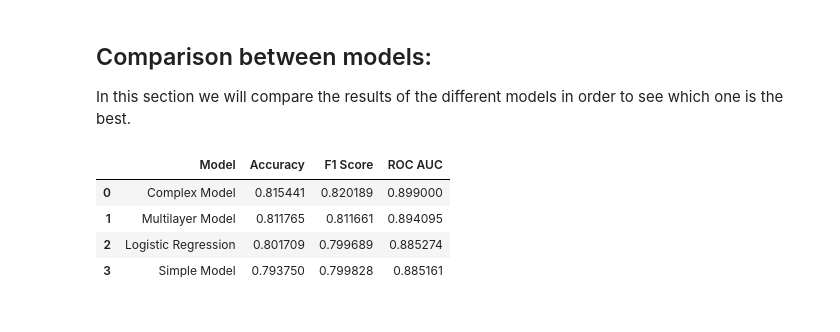
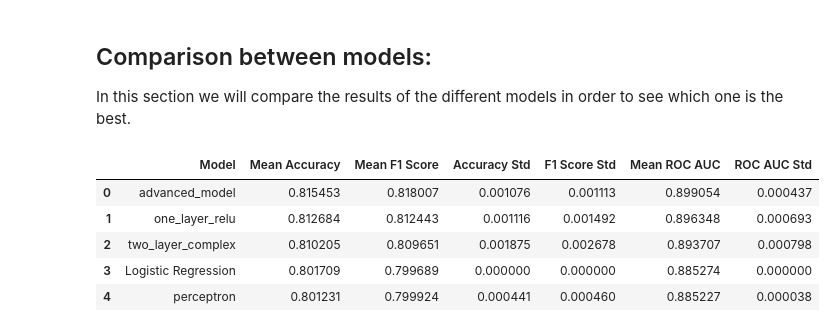
Before and after one commit to rogerbaiges/MLP-Model-Improvement-Project, a Jupyter notebook: src/MLP-improvement.ipynb, the cells around one changed output. Drawn from its saved outputs; the diff is of its cells as text; code cells hidden in the pictures.

```diff
--- a/src/MLP-improvement.ipynb
+++ b/src/MLP-improvement.ipynb
@@ -1251,14 +1265,10 @@ def create_single_layer_model():
     return model
 
 # Train and visualize the model
-model_one_layer, history_one_layer = train_and_evaluate_nn(create_single_layer_model, X_train_transformed, y_train, X_test_transformed, y_test, epochs=250, batch_size=128, use_early_stopping=True, number_iterations=5, title='one_layer_sigmoid')
+model_one_layer, history_one_layer, average_perceptron_results = train_and_evaluate_nn(create_single_layer_model, X_train_transformed, y_train, X_test_transformed, y_test, epochs=250, batch_size=128, use_early_stopping=True, number_iterations=5, title='perceptron')
 
-model_results.append({
-    'Model': 'Simple Model',
-    'Accuracy': np.max(history_one_layer.history['val_accuracy']),
-    'F1 Score': f1_score(y_test, (model_one_layer.predict(X_test_transformed) > 0.5).astype(int)),
-    'ROC AUC': roc_auc_score(y_test, model_one_layer.predict(X_test_transformed))
-})
+# Save the results
+model_results.append(average_perceptron_results)
 # %% [output]
 Iteration: 1/5
 Epoch 1/250
@@ -1300,13 +1308,10 @@ def create_one_layer_model():
     return model
 
 # Train and visualize the model
-model_one_layer, history_one_layer = train_and_evaluate_nn(create_one_layer_model, X_train_transformed, y_train, X_test_transformed, y_test, epochs=250, batch_size=128, use_early_stopping=True, number_iterations=5, title='one_layer_relu')
-model_results.append({
-    'Model': 'One Layer Model',
-    'Accuracy': np.max(history_one_layer.history['val_accuracy']),
-    'F1 Score': f1_score(y_test, (model_one_layer.predict(X_test_transformed) > 0.5).astype(int)),
-    'ROC AUC': roc_auc_score(y_test, model_one_layer.predict(X_test_transformed))
-})
+model_one_layer, history_one_layer, average_one_layer_results = train_and_evaluate_nn(create_one_layer_model, X_train_transformed, y_train, X_test_transformed, y_test, epochs=250, batch_size=128, use_early_stopping=True, number_iterations=5, title='one_layer_relu')
+
+# Append the results to the model_results list
+model_results.append(average_one_layer_results)
 # %% [output]
 Iteration: 1/5
 Epoch 1/250
@@ -1344,13 +1347,10 @@ def create_two_layer_complex_model():
     return model
 
 # Train and visualize the model
-model_more_layers, history_more_layers = train_and_evaluate_nn(create_two_layer_complex_model, X_train_transformed, y_train, X_test_transformed, y_test, epochs=250, batch_size=128, use_early_stopping=True, number_iterations=5, title='two_layer_complex')
-model_results.append({
-    'Model': 'Multilayer Model',
-    'Accuracy': np.max(history_more_layers.history['val_accuracy']),
-    'F1 Score': f1_score(y_test, (model_more_layers.predict(X_test_transformed) > 0.5).astype(int)),
-    'ROC AUC': roc_auc_score(y_test, model_more_layers.predict(X_test_transformed))
-})
+model_more_layers, history_more_layers, average_two_layer_results = train_and_evaluate_nn(create_two_layer_complex_model, X_train_transformed, y_train, X_test_transformed, y_test, epochs=250, batch_size=128, use_early_stopping=True, number_iterations=5, title='two_layer_complex')
+
+# Append the results to the model_results list
+model_results.append(average_two_layer_results)
 # %% [output]
 Iteration: 1/5
 Epoch 1/250
@@ -1406,15 +1404,10 @@ def create_advanced_model_with_regularization():
     return model
 
 # Train and visualize the model
-model_complex, history_complex = train_and_evaluate_nn(create_advanced_model_with_regularization, X_train_transformed, y_train, X_test_transformed, y_test, epochs=250, batch_size=150, use_early_stopping=True, number_iterations=5, title='advanced_model')
+model_complex, history_complex, average_advanced_model_results = train_and_evaluate_nn(create_advanced_model_with_regularization, X_train_transformed, y_train, X_test_transformed, y_test, epochs=250, batch_size=150, use_early_stopping=True, number_iterations=5, title='advanced_model')
 
 # Append the results
-model_results.append({
-    'Model': 'Complex Model',
-    'Accuracy': np.max(history_complex.history['val_accuracy']),
-    'F1 Score': f1_score(y_test, (model_complex.predict(X_test_transformed) > 0.5).astype(int)),
-    'ROC AUC': roc_auc_score(y_test, model_complex.predict(X_test_transformed))
-})
+model_results.append(average_advanced_model_results)
 # %% [output]
 Iteration: 1/5
 Epoch 1/250
@@ -1443,18 +1434,19 @@ In this section we will compare the results of the different models in order to
 # %%
 # Create a dataframe from the results
 results_df = pd.DataFrame(model_results)
 
 # Sort the results by accuracy
-results_df.sort_values(by='Accuracy', ascending=False, inplace=True)
+results_df.sort_values(by='Mean Accuracy', ascending=False, inplace=True)
 
 # Reset the index
 results_df.reset_index(drop=True, inplace=True)
 
 # Show the dataframe
 results_df
 # %% [output]
-|  | Model | Accuracy | F1 Score | ROC AUC |
-| 0 | Complex Model | 0.815441 | 0.820189 | 0.899000 |
-| 1 | Multilayer Model | 0.811765 | 0.811661 | 0.894095 |
-| 2 | Logistic Regression | 0.801709 | 0.799689 | 0.885274 |
-| 3 | Simple Model | 0.793750 | 0.799828 | 0.885161 |
+|  | Model | Mean Accuracy | Mean F1 Score | Accuracy Std | F1 Score Std | Mean ROC AUC | ROC AUC Std |
+| 0 | advanced_model | 0.815453 | 0.818007 | 0.001076 | 0.001113 | 0.899054 | 0.000437 |
+| 1 | one_layer_relu | 0.812684 | 0.812443 | 0.001116 | 0.001492 | 0.896348 | 0.000693 |
+| 2 | two_layer_complex | 0.810205 | 0.809651 | 0.001875 | 0.002678 | 0.893707 | 0.000798 |
+| 3 | Logistic Regression | 0.801709 | 0.799689 | 0.000000 | 0.000000 | 0.885274 | 0.000000 |
+| 4 | perceptron | 0.801231 | 0.799924 | 0.000441 | 0.000460 | 0.885227 | 0.000038 |
```
Also changed, not shown: parts of 6 cells of this notebook, 8 other files.
